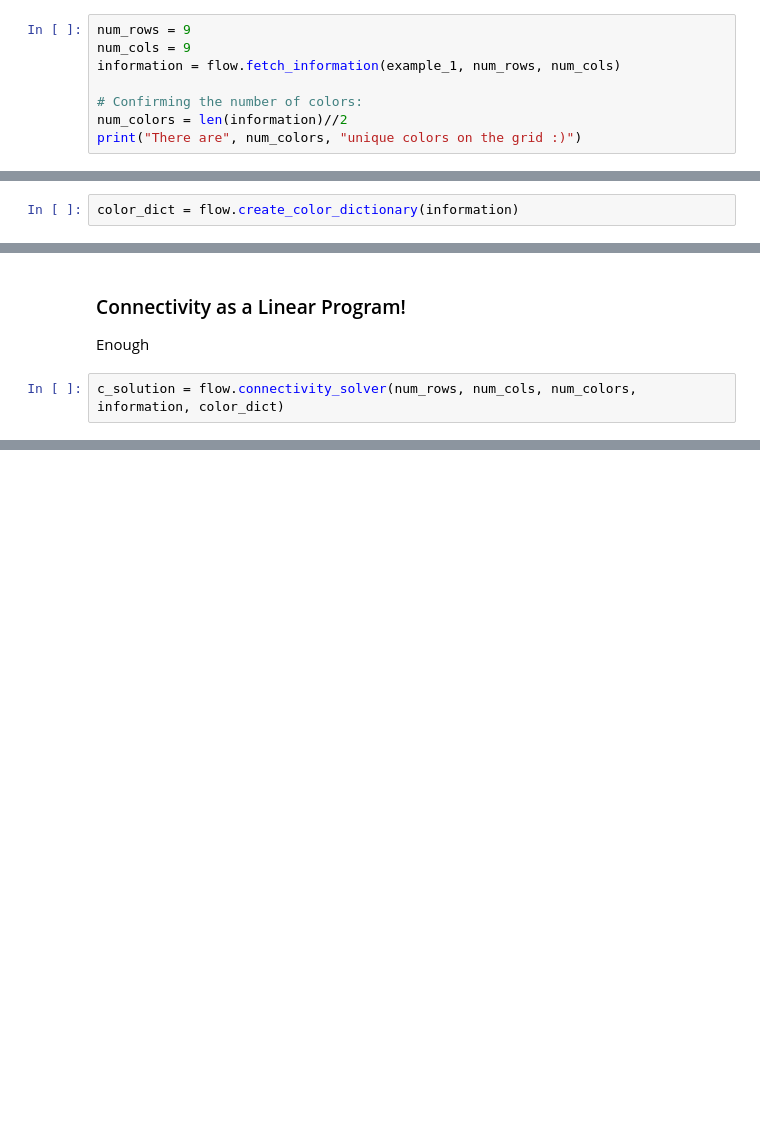
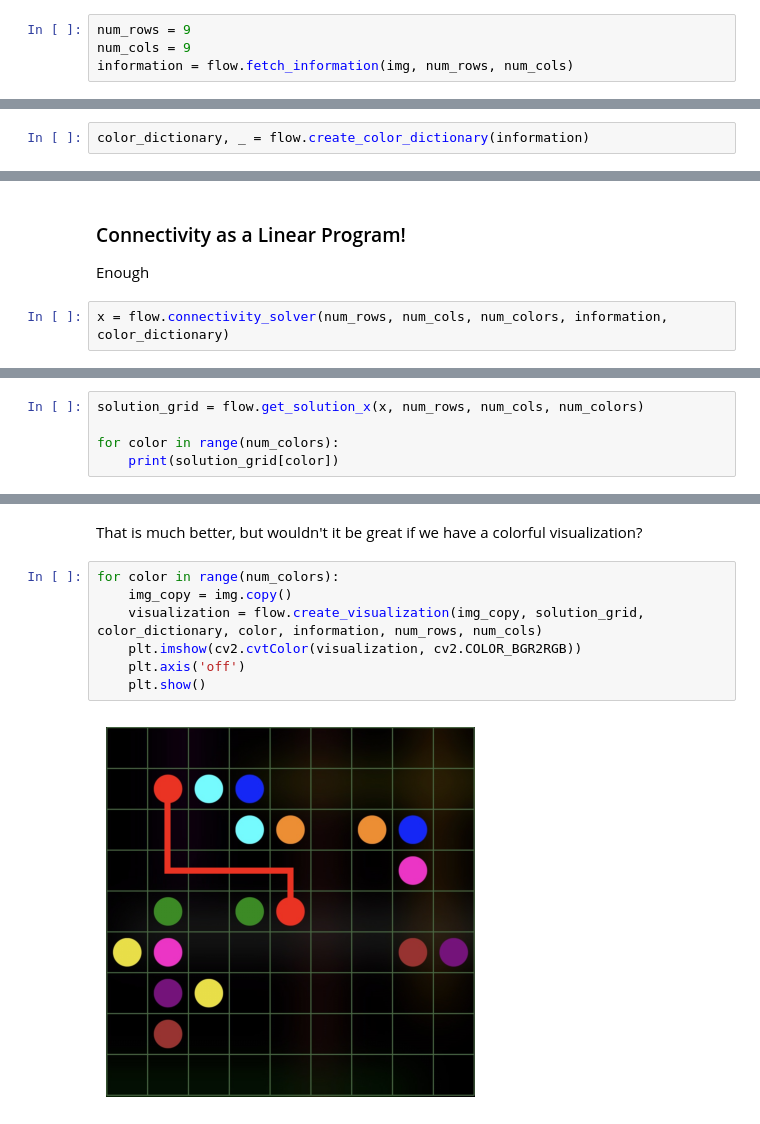
Before and after one commit to Mingbei-Liu/Flow, a Jupyter notebook: flow.ipynb, the cells around one changed output, grey strips where cells are left out. Cells and saved outputs as stored; diff of their text form; blank space fills up the shorter version.

```diff
--- a/flow.ipynb
+++ b/flow.ipynb
@@ -14,8 +17,4 @@ We now extract the locations of colors present, knowing the image is a 9x9 grid.
 # %%
 num_rows = 9
 num_cols = 9
-information = flow.fetch_information(example_1, num_rows, num_cols)
-
-# Confirming the number of colors:
-num_colors = len(information)//2
-print("There are", num_colors, "unique colors on the grid :)")
+information = flow.fetch_information(img, num_rows, num_cols)
@@ -24,4 +56,4 @@ There are 9 unique colors on the grid :)
 # %% [markdown]
 To use the colors more efficiently in the linear program, we map them to integer values. For this grid, the colors will map to indices 0-8.
 # %%
-color_dict = flow.create_color_dictionary(information)
+color_dictionary, _ = flow.create_color_dictionary(information)
@@ -39,5 +82,5 @@ We will use two methods to model Flow as a linear program: Connectivity and Mult
 ### Connectivity as a Linear Program!
 Enough
 # %%
-c_solution = flow.connectivity_solver(num_rows, num_cols, num_colors, information, color_dict)
+x = flow.connectivity_solver(num_rows, num_cols, num_colors, information, color_dictionary)
 # %% [output]
@@ -44,0 +130,5 @@ TypeError: tuple indices must be integers or slices, not tuple
+# %%
+solution_grid = flow.get_solution_x(x, num_rows, num_cols, num_colors)
+
+for color in range(num_colors):
+    print(solution_grid[color])
@@ -44,0 +153,11 @@ TypeError: tuple indices must be integers or slices, not tuple
+# %% [markdown]
+That is much better, but wouldn't it be great if we have a colorful visualization?
+# %%
+for color in range(num_colors):
+    img_copy = img.copy()
+    visualization = flow.create_visualization(img_copy, solution_grid, color_dictionary, color, information, num_rows, num_cols)
+    plt.imshow(cv2.cvtColor(visualization, cv2.COLOR_BGR2RGB))
+    plt.axis('off')
+    plt.show()
+# %% [output]
+[figure, added]
```
Also changed, not shown: parts of 22 cells of this notebook, 17 other files.
